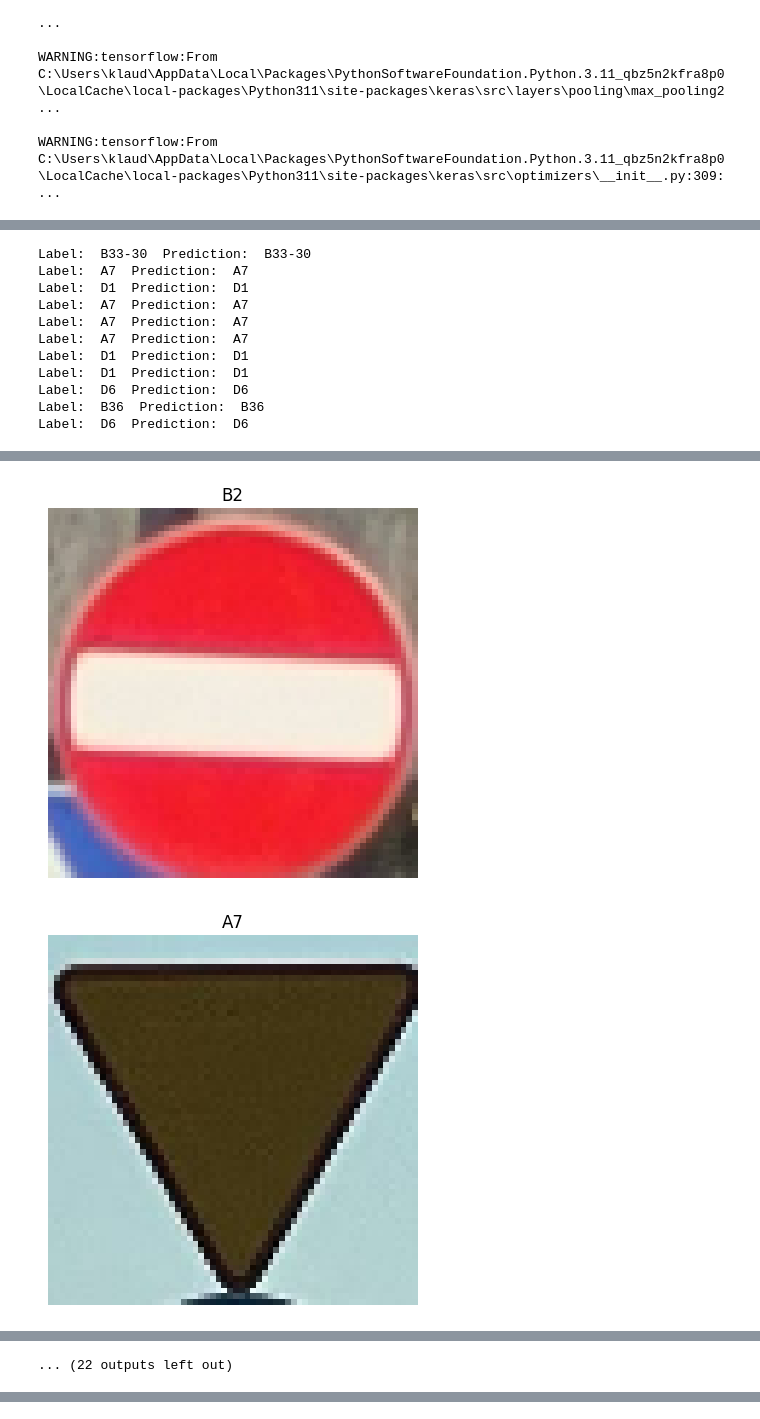
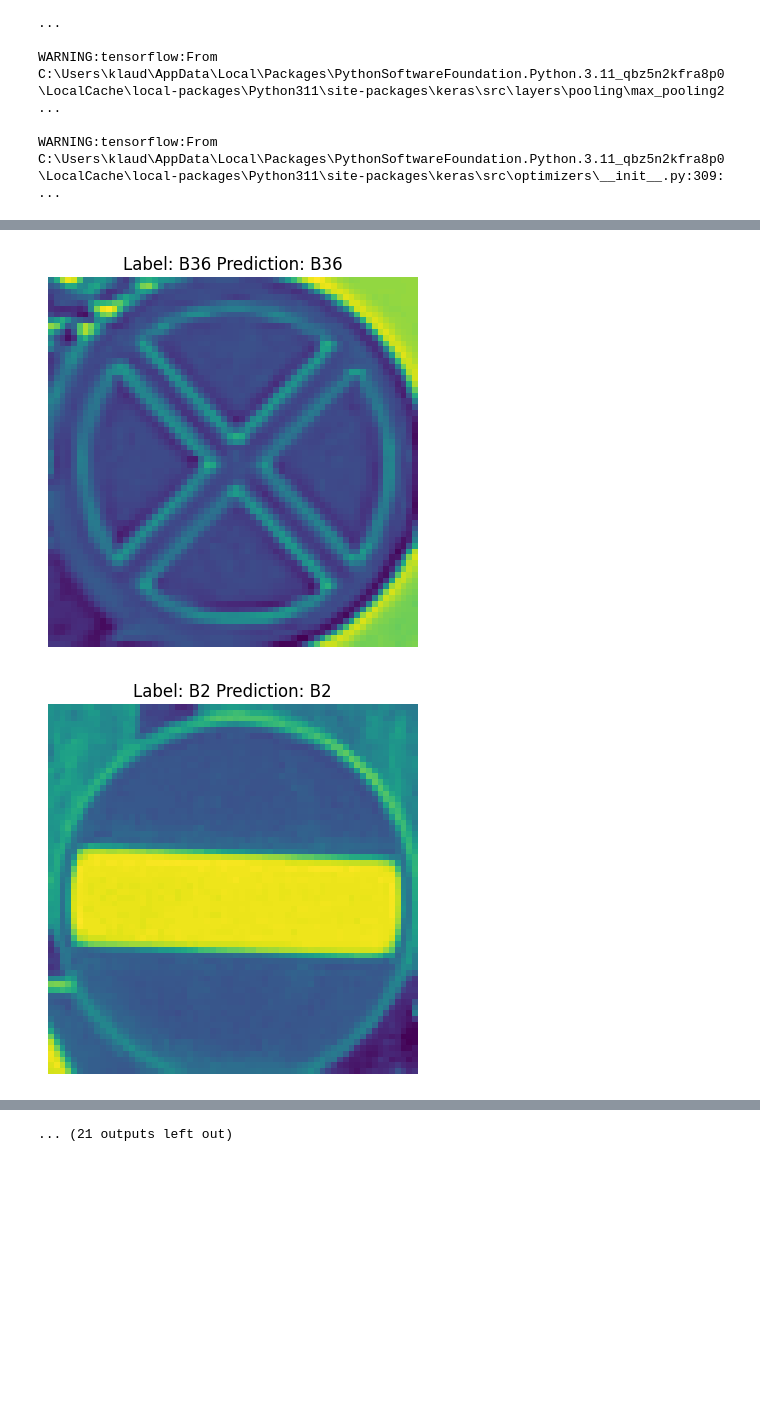
Before and after one commit to djairw4/MasterThesis, a Jupyter notebook: model_preparation.ipynb, the cells around one changed output, grey strips where cells are left out. Cells and saved outputs as stored; diff of their text form; code cells hidden in the pictures; blank space fills up the shorter version.

```diff
--- a/model_preparation.ipynb
+++ b/model_preparation.ipynb
@@ -16,7 +16,8 @@ def get_img_lbl(file_path):
     one_hot = parts[-2] == class_names
     label = int(one_hot)
     img = tf.io.read_file(file_path)
-    img = tf.io.decode_jpeg(img, channels=3)
+    img = tf.io.decode_jpeg(img, channels=1)
+    # img = tf.image.rgb_to_grayscale(img)
     img = tf.image.resize(img, [64, 64])
     return img, label
 
@@ -219,6 +238,6 @@ print(y_test)
 for i in range(len(y_test)):
     image= x_test[i]
     image = np.clip(image, 0, 255).astype(np.uint8)
-    show(image,class_names[y_test[i]])
-    print("Label: ",class_names[y_test[i]], " Prediction: ", class_names[predictions[i]])
+    show(image,"Label: "+ str(class_names[y_test[i]]) +" Prediction: " + str(class_names[predictions[i]]))
+    # print("Label: ",class_names[y_test[i]], " Prediction: ", class_names[predictions[i]])
 # %% [output]
@@ -242,11 +245,0 @@ Label:  A7  Prediction:  A7
-Label:  B33-30  Prediction:  B33-30
-Label:  A7  Prediction:  A7
-Label:  D1  Prediction:  D1
-Label:  A7  Prediction:  A7
-Label:  A7  Prediction:  A7
-Label:  A7  Prediction:  A7
-Label:  D1  Prediction:  D1
-Label:  D1  Prediction:  D1
-Label:  D6  Prediction:  D6
-Label:  B36  Prediction:  B36
-Label:  D6  Prediction:  D6
@@ -255,2 +248,2 @@ Label:  D6  Prediction:  D6
-[figure, old version]
+[figure, new version]
-[figure, old version]
+[figure, new version]
@@ -263 +255,0 @@ Label:  D6  Prediction:  D6
-... (22 outputs left out)
@@ -263,0 +257 @@ Label:  D6  Prediction:  D6
+... (21 outputs left out)
```
Also changed, not shown: parts of 7 cells of this notebook, 2 other files.
